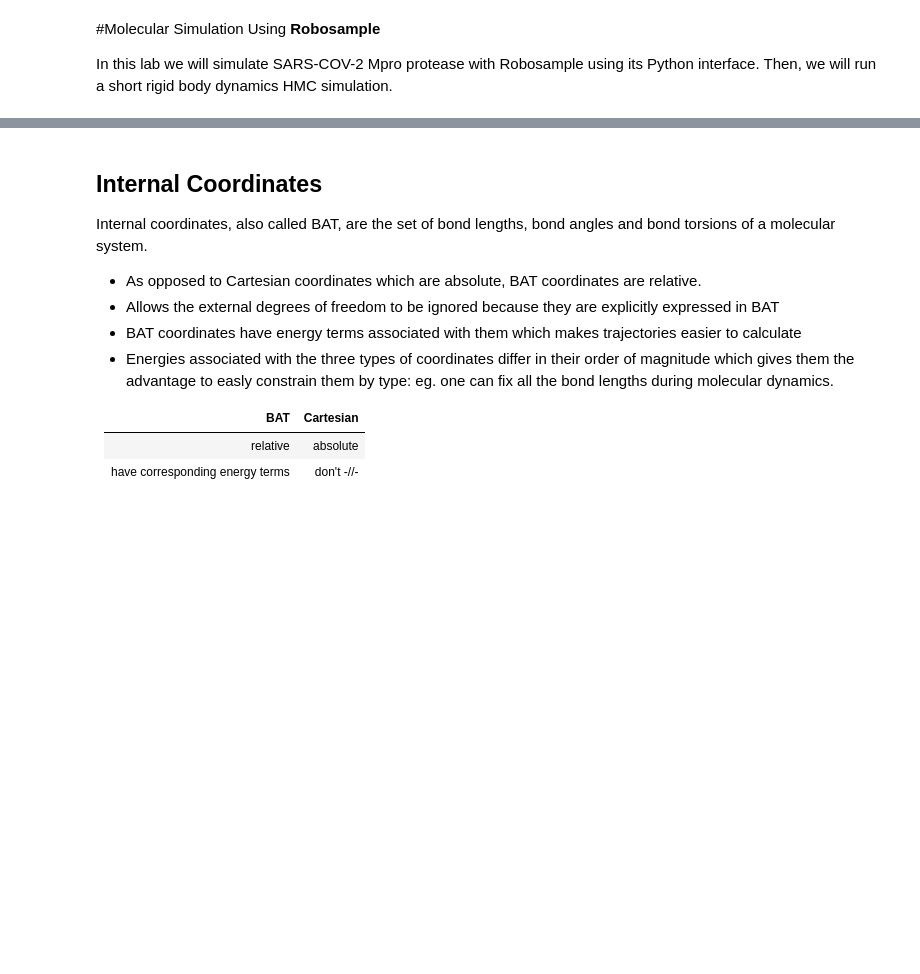
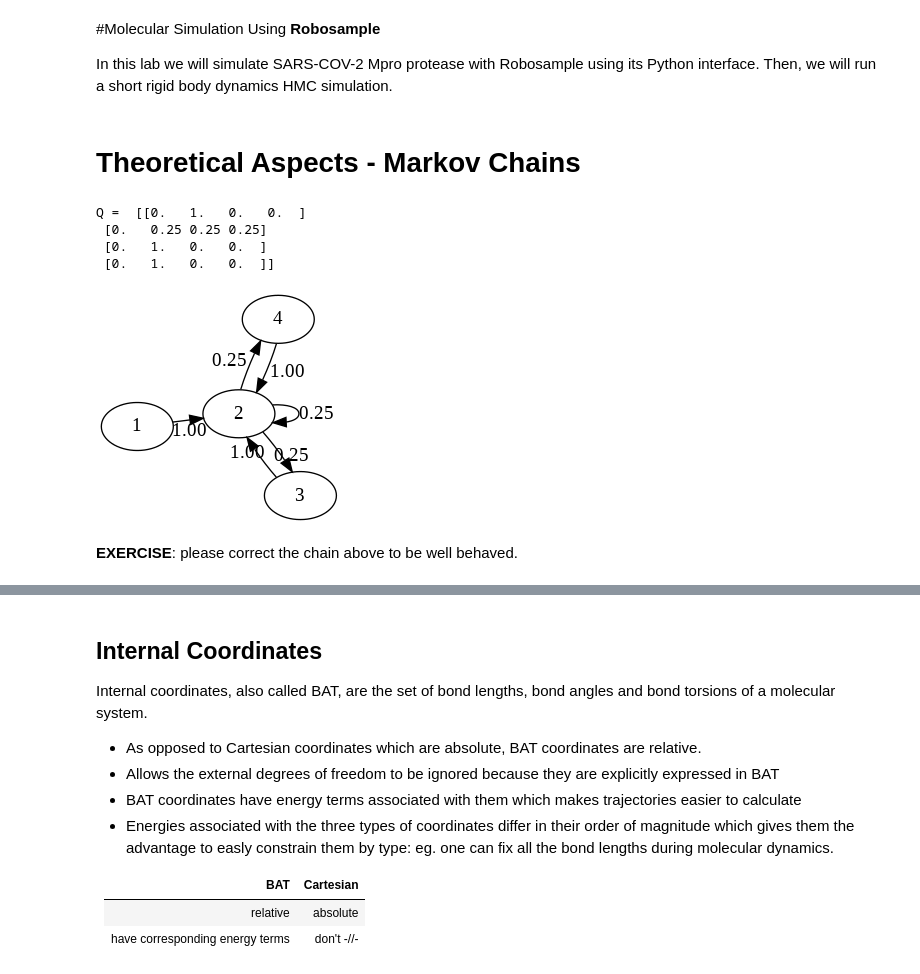
Before and after one commit to spirilaurentiu/Notebooks, a Jupyter notebook: robosample.ipynb, the cells around one changed output, grey strips where cells are left out. Cells and saved outputs as stored; diff of their text form; code cells hidden in the pictures; blank space fills up the shorter version.

```diff
--- a/robosample.ipynb
+++ b/robosample.ipynb
@@ -2,3 +2,5 @@
 #Molecular Simulation Using **Robosample**
 
 In this lab we will simulate SARS-COV-2 Mpro protease with Robosample using its Python interface. Then, we will run a short rigid body dynamics HMC simulation.
+# %% [markdown]
+# Theoretical Aspects - Markov Chains
@@ -4,0 +10,34 @@ In this lab we will simulate SARS-COV-2 Mpro protease with Robosample using its
+# %%
+import pygraphviz as pgv
+from IPython.display import Image
+import numpy as np
+
+# Define a graph
+myGraph={'1': {'2': None}, '2': {'2': None, '3': None, '4': None}, '3': {'2': None}, '4': {'2': None}}
+A=pgv.AGraph(myGraph, directed=True)
+#A.to_string()
+
+# Build a transition probability matrix
+Q = np.zeros((A.number_of_nodes(), A.number_of_nodes()))
+for edge in (A.iteredges()):
+  nodes = [int(edge[0]), int(edge[1])]
+  w = 1.0 / len(np.unique(A.neighbors(nodes[0])))
+  Q[nodes[0] - 1, nodes[1] - 1] = w
+  edge = A.get_edge(str(nodes[0]), str(nodes[1]))
+  edge.attr['weight'] = w
+  edge.attr['label'] = '%.2f' % w
+
+print("Q = ", Q)
+
+# Draw graph
+A.layout()
+A.draw('file.png')
+Image('file.png')
+# %% [output]
+Q =  [[0.   1.   0.   0.  ]
+ [0.   0.25 0.25 0.25]
+ [0.   1.   0.   0.  ]
+ [0.   1.   0.   0.  ]]
+[figure, added]
+# %% [markdown]
+**EXERCISE**: please correct the chain above to be well behaved.
```
Also changed, not shown: parts of 24 cells of this notebook.
